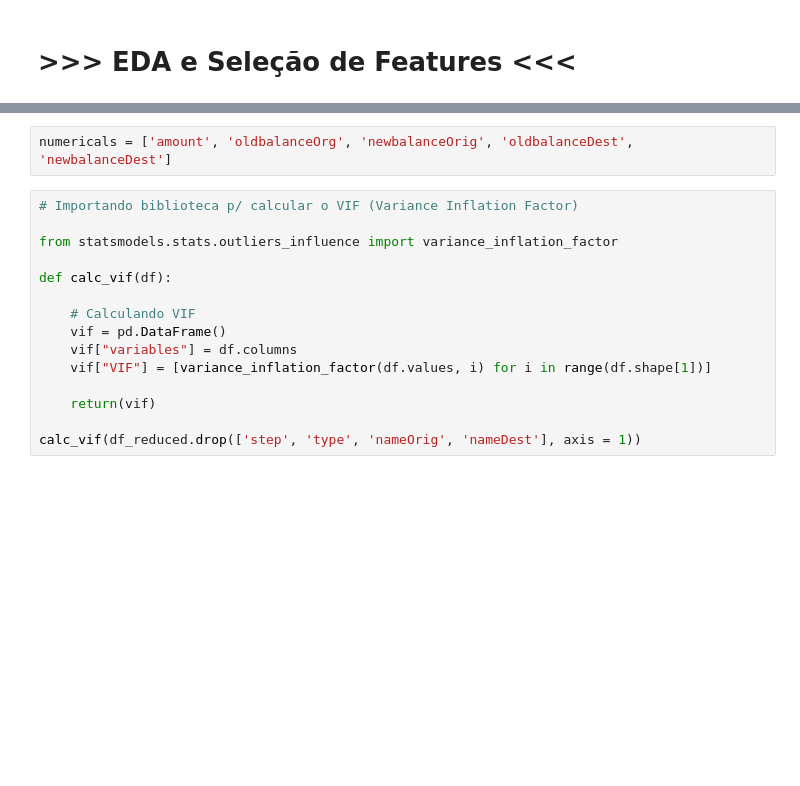
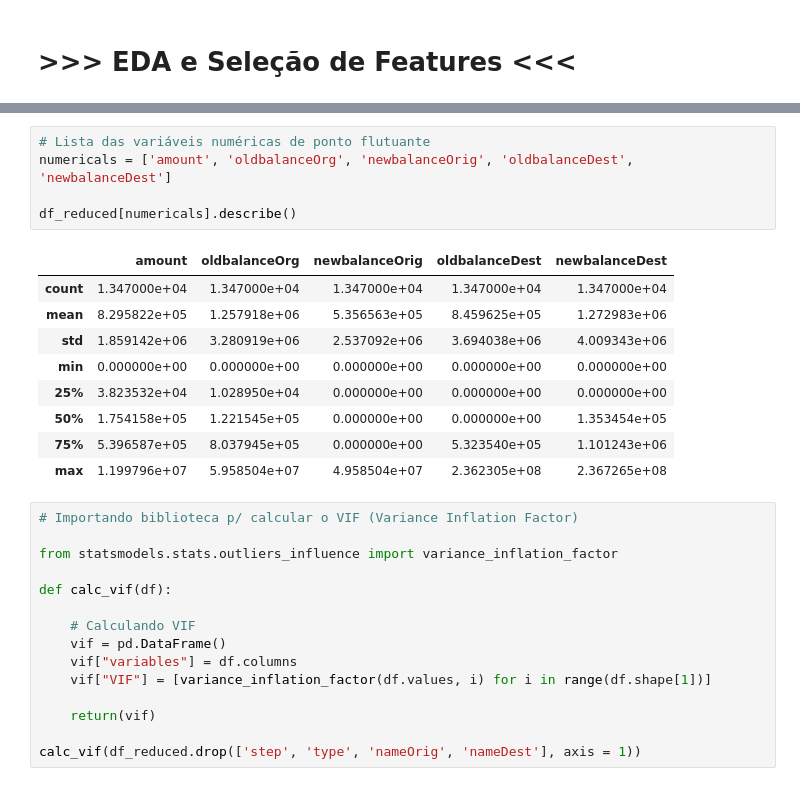
Before and after one commit to felipefl142/TG2-Fraud-Detection-Techniques-Study, a Jupyter notebook: fraud-detect-2ndTry.ipynb, the cells around one changed output, grey strips where cells are left out. Saved outputs shown, nothing was run; the diff lists cells and outputs as text; blank space fills up the shorter version.

```diff
--- a/fraud-detect-2ndTry.ipynb
+++ b/fraud-detect-2ndTry.ipynb
@@ -144,5 +132,18 @@ df_reduced.describe()
-# %%
-numericals = ['amount', 'oldbalanceOrg', 'newbalanceOrig', 'oldbalanceDest', 'newbalanceDest']
+# %%
+# Lista das variáveis numéricas de ponto flutuante
+numericals = ['amount', 'oldbalanceOrg', 'newbalanceOrig', 'oldbalanceDest', 'newbalanceDest']
+
+df_reduced[numericals].describe()
+# %% [output]
+|  | amount | oldbalanceOrg | newbalanceOrig | oldbalanceDest | newbalanceDest |
+| count | 1.347000e+04 | 1.347000e+04 | 1.347000e+04 | 1.347000e+04 | 1.347000e+04 |
+| mean | 8.295822e+05 | 1.257918e+06 | 5.356563e+05 | 8.459625e+05 | 1.272983e+06 |
+| std | 1.859142e+06 | 3.280919e+06 | 2.537092e+06 | 3.694038e+06 | 4.009343e+06 |
+| min | 0.000000e+00 | 0.000000e+00 | 0.000000e+00 | 0.000000e+00 | 0.000000e+00 |
+| 25% | 3.823532e+04 | 1.028950e+04 | 0.000000e+00 | 0.000000e+00 | 0.000000e+00 |
+| 50% | 1.754158e+05 | 1.221545e+05 | 0.000000e+00 | 0.000000e+00 | 1.353454e+05 |
+| 75% | 5.396587e+05 | 8.037945e+05 | 0.000000e+00 | 5.323540e+05 | 1.101243e+06 |
+| max | 1.199796e+07 | 5.958504e+07 | 4.958504e+07 | 2.362305e+08 | 2.367265e+08 |
 # %%
 # Importando biblioteca p/ calcular o VIF (Variance Inflation Factor)
 
```
Also changed, not shown: parts of 9 cells of this notebook.
